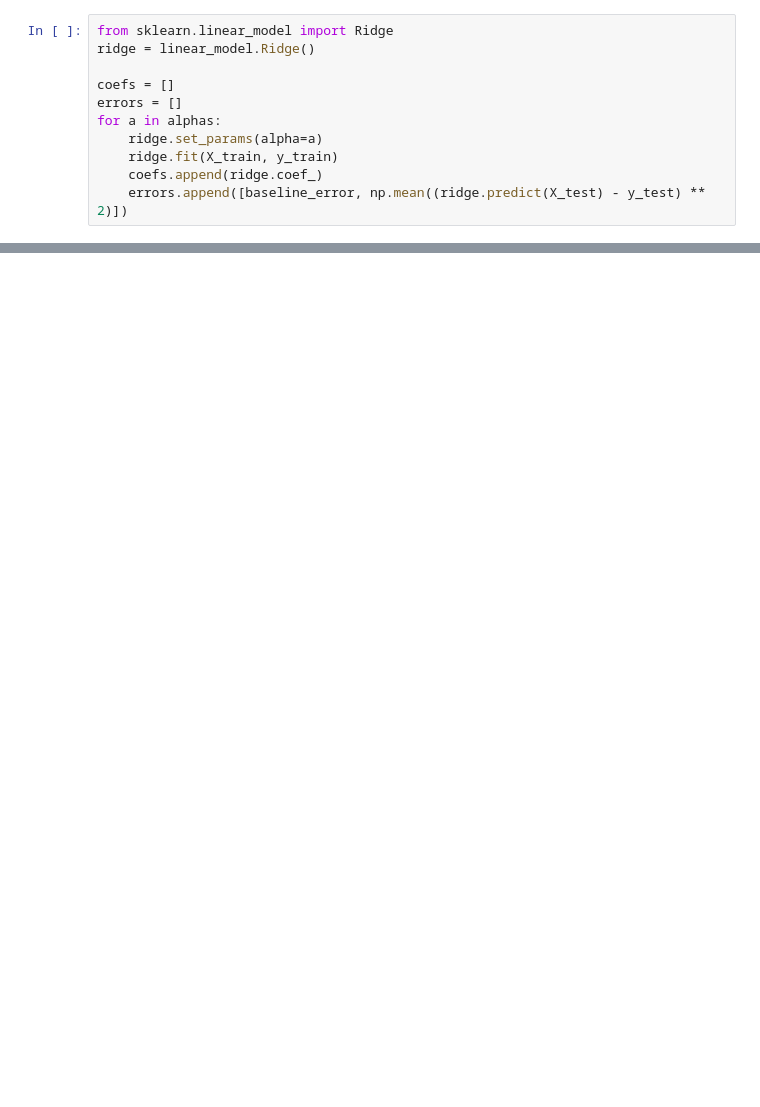
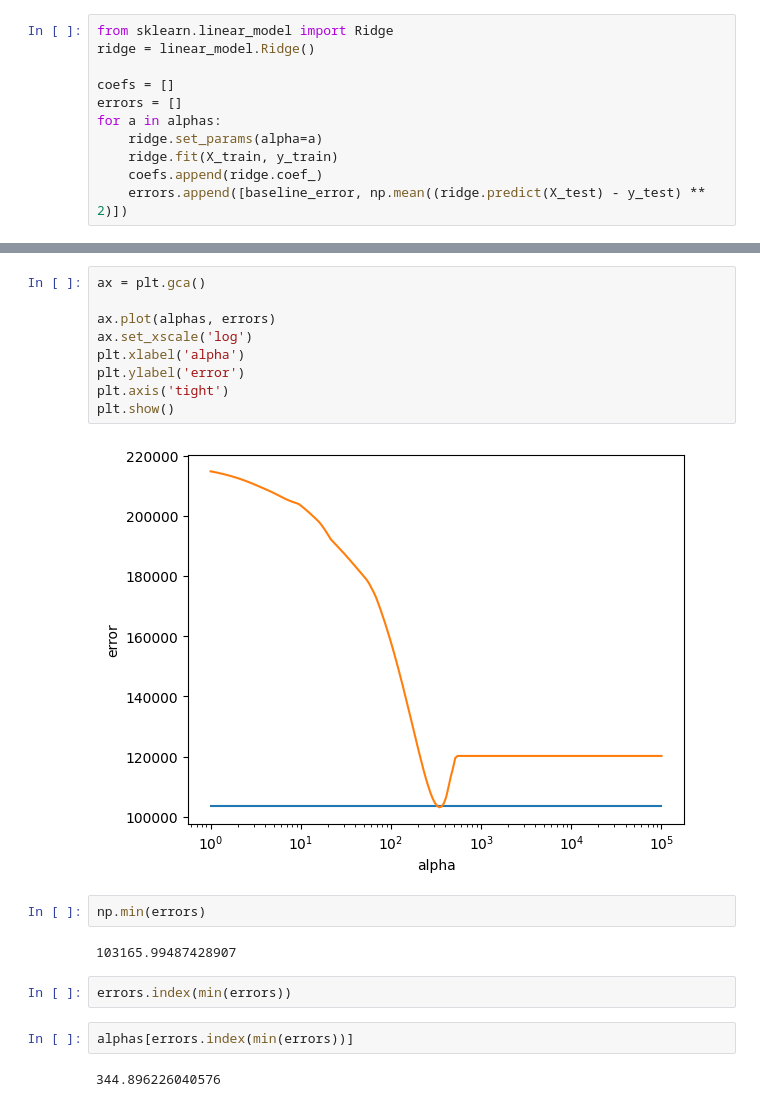
Before and after one commit to ThomasMeb/Anticiper_besoins_des_batiments, a Jupyter notebook: EmissionsCO2.ipynb, the cells around one changed output, grey strips where cells are left out. Drawn from its saved outputs; the diff is of its cells as text; blank space fills up the shorter version.

```diff
--- a/EmissionsCO2.ipynb
+++ b/EmissionsCO2.ipynb
@@ -146,0 +200,21 @@ alphas[np.argmin(errors)]
+# %%
+ax = plt.gca()
+
+ax.plot(alphas, errors)
+ax.set_xscale('log')
+plt.xlabel('alpha')
+plt.ylabel('error')
+plt.axis('tight')
+plt.show()
+# %% [output]
+[figure, added]
+# %%
+np.min(errors)
+# %% [output]
+103165.99487428907
+# %%
+errors.index(min(errors))
+# %%
+alphas[errors.index(min(errors))]
+# %% [output]
+344.896226040576
```
Also changed, not shown: parts of 18 cells of this notebook.
